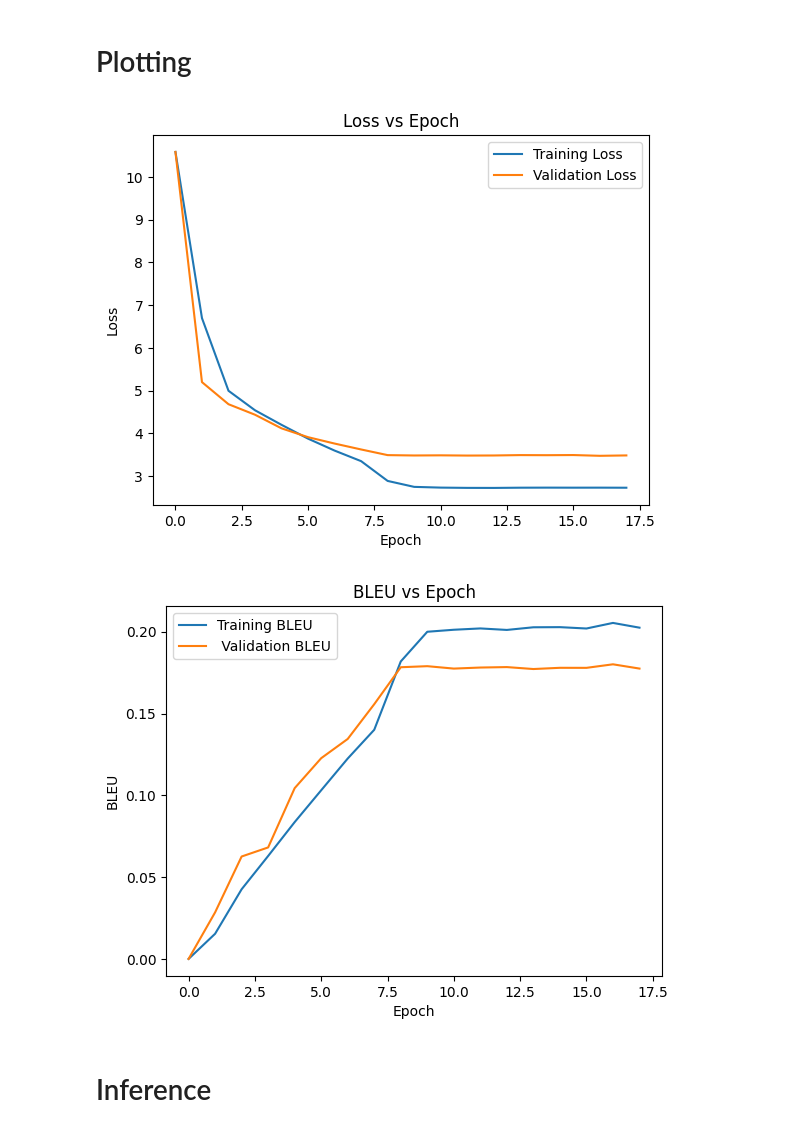
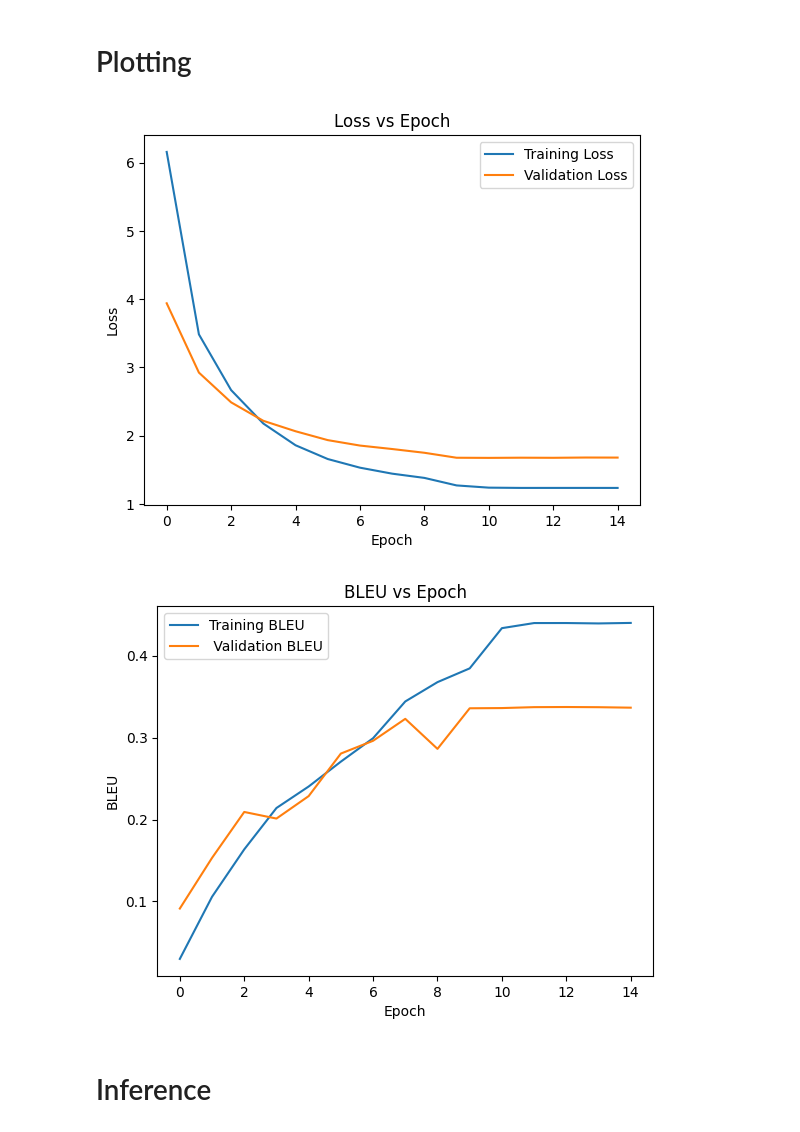
Before and after one commit to JitheshPavan/GPT_Translator, a Jupyter notebook: Pre_LN_Transformer.ipynb, the cells around one changed output. Saved outputs shown, nothing was run; the diff lists cells and outputs as text; code cells hidden in the pictures.

```diff
--- a/Pre_LN_Transformer.ipynb
+++ b/Pre_LN_Transformer.ipynb
@@ -510,7 +510,6 @@ def BLEU(reference, candidate, pad_token=0):
     # Return average BLEU score over all sentences in the batch
     return bleu_score / len(candidate)
 # %%
-import torch
 from torch.optim.lr_scheduler import _LRScheduler
 import math
 
@@ -534,7 +533,7 @@ class LRScheduler(_LRScheduler):
     return [lr for _ in self.optimizer.param_groups]
 
 class NoWarmupLRScheduler(_LRScheduler):
-    def __init__(self, optimizer, initial_lr=5e-4, decay_epoch=8, decay_factor=0.1, last_epoch=-1):
+    def __init__(self, optimizer, initial_lr=5e-4, decay_epoch=10, decay_factor=0.1, last_epoch=-1):
         self.initial_lr = initial_lr
         self.decay_epoch = decay_epoch
         self.decay_factor = decay_factor
@@ -694,5 +709,5 @@ model.to(device)
 optimizer = torch.optim.Adam(model.parameters(), lr=1e-9, betas=(0.9, 0.98), eps=1e-9)
 model_worker = Model_worker(model, NoWarmupLRScheduler, optimizer, loss_fcn, accuracy_fcn, device, dec_vocab_size)
 # %%
-model_worker.train_and_validate(train_dataloader, val_dataloader, BLEU, num_epochs)
+train_loss,train_bleu,val_loss,val_bleu=model_worker.train_and_validate(train_dataloader, val_dataloader, BLEU, num_epochs)
 # %% [output]
@@ -733,7 +731,7 @@ Epoch: 15 | Step 140 | Average Loss: 1.29797 Average BLEU Score: 0.32156
 # %% [markdown]
 # Plotting
 # %%
-plt.plot(train_Loss, label='Training Loss')
+plt.plot(train_loss, label='Training Loss')
 plt.plot(val_loss, label='Validation Loss')
 # plt.plot(val_bleu, label='Validation BLEU')
 plt.xlabel('Epoch')
@@ -742,18 +740,18 @@ plt.title('Loss vs Epoch')
 plt.legend()
 plt.show()
 # %% [output]
-[figure, old version]
+[figure, new version]
 # %%
-plt.plot(train_BLEU, label='Training BLEU')
+plt.plot(train_bleu, label='Training BLEU')
 plt.plot(val_bleu, label=' Validation BLEU')
 # plt.plot(val_bleu, label='Validation BLEU')
 plt.xlabel('Epoch')
 plt.ylabel('BLEU')
 plt.title('BLEU vs Epoch')
 plt.legend()
 plt.show()
 # %% [output]
-[figure, old version]
+[figure, new version]
 # %% [markdown]
 # Inference
 # %%
```
Also changed, not shown: parts of 5 cells of this notebook.
